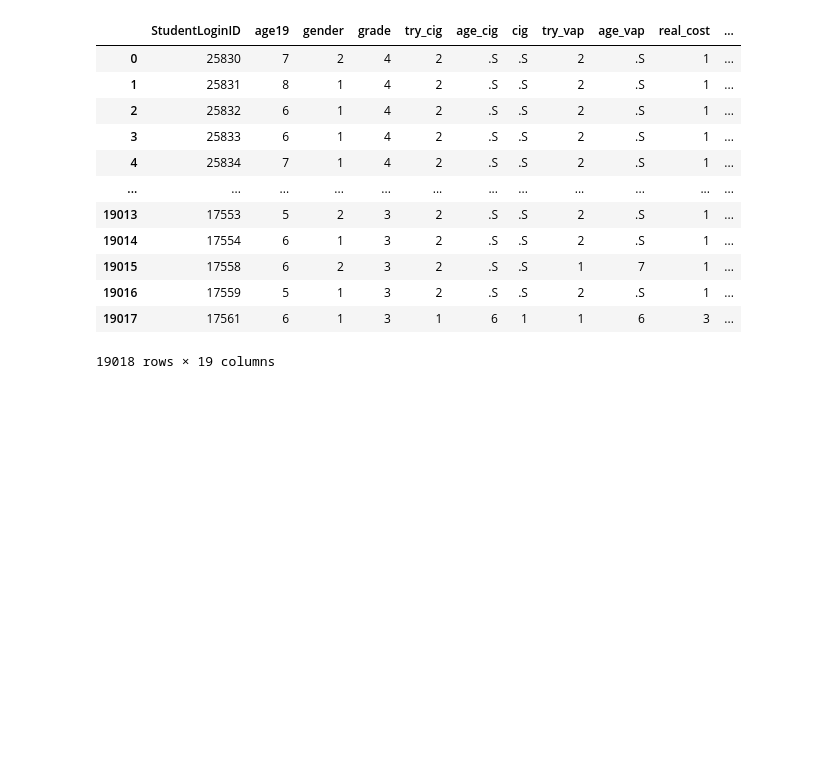
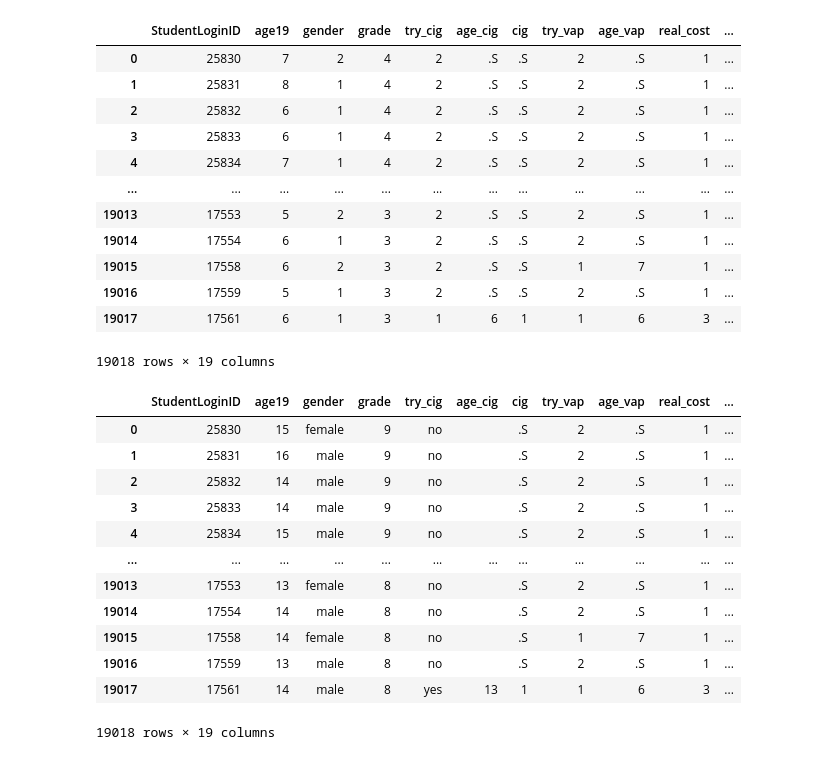
Before and after one commit to AnjanaDelhi/project_1, a Jupyter notebook: vaping.ipynb, the cells around one changed output. Drawn from its saved outputs; the diff is of its cells as text; code cells hidden in the pictures; blank space fills up the shorter version.

Commit message:
More Recoding

```diff
--- a/vaping.ipynb
+++ b/vaping.ipynb
@@ -91,0 +90,49 @@ df_2019_recoded
+# %%
+# Recoding the cigarette smoking and vaping variables to yes or no as the final dependant variables of interest
+# for the variable try_cig, replacing the values .N and .Z to NA
+# yes is coded as 1 and No is coded as 2 as per the codebook
+
+
+df_2019_recoded['try_cig'] = df_2019_recoded['try_cig'].replace(['.N','.Z', '1', '2'],['', '', 'yes', 'no'])
+#df_2019_recoded
+
+# Recoding the age when the student first started cigerette smoking
+# According to the codebook: 1 is 8 yrs old, 2 is 9 years, 3 is 10 years and so forth. so replacing these values with the correct ages
+
+df_2019_recoded['age_cig'] = df_2019_recoded['age_cig'].replace(['.N','.S', '.Z'],'')
+df_2019_recoded['age_cig'] = df_2019_recoded['age_cig'].replace(['1', '2', '3', '4', '5', '6', '7', '8', '9',
+                                                                '10', '11', '12'],['8', '9', '10', '11', '12', '13','14',
+                                                                                '15','16', '17','18', '19'])
+#df_2019_recoded
+
+# Recoding the age of the student surveyed
+# According to the codebook: 1 is 8 yrs old, 2 is 9 years, 3 is 10 years and so forth. so replacing these values with the correct ages
+df_2019_recoded['age19'] = df_2019_recoded['age19'].replace(['.N'],'')
+df_2019_recoded['age19'] = df_2019_recoded['age19'].replace(['1', '2', '3', '4', '5', '6', '7', '8', '9',
+                                                                '10', '11'],['9', '10', '11', '12', '13','14',
+                                                                                  '15','16', '17','18', '19'])
+#df_2019_recoded
+
+# Recoding gender
+df_2019_recoded['gender'] = df_2019_recoded['gender'].replace(['.N', '1', '2'],['', 'male', 'female'])
+df_2019_recoded
+
+#Recoding grade
+# According to codebook 1 is 6th grade, 2 is 7th grade and so on.
+df_2019_recoded['grade'] = df_2019_recoded['grade'].replace(['.N', '1', '2','3', '4', '5', '6', '7', '8'],
+                                                            ['', '6', '7', '8', '9','10', '11', '12','Other'])
+df_2019_recoded
+# %% [output]
+|  | StudentLoginID | age19 | gender | grade | try_cig | age_cig | cig | try_vap | age_vap | real_cost | ... |
+| 0 | 25830 | 15 | female | 9 | no |  | .S | 2 | .S | 1 | ... |
+| 1 | 25831 | 16 | male | 9 | no |  | .S | 2 | .S | 1 | ... |
+| 2 | 25832 | 14 | male | 9 | no |  | .S | 2 | .S | 1 | ... |
+| 3 | 25833 | 14 | male | 9 | no |  | .S | 2 | .S | 1 | ... |
+| 4 | 25834 | 15 | male | 9 | no |  | .S | 2 | .S | 1 | ... |
+| ... | ... | ... | ... | ... | ... | ... | ... | ... | ... | ... | ... |
+| 19013 | 17553 | 13 | female | 8 | no |  | .S | 2 | .S | 1 | ... |
+| 19014 | 17554 | 14 | male | 8 | no |  | .S | 2 | .S | 1 | ... |
+| 19015 | 17558 | 14 | female | 8 | no |  | .S | 1 | 7 | 1 | ... |
+| 19016 | 17559 | 13 | male | 8 | no |  | .S | 2 | .S | 1 | ... |
+| 19017 | 17561 | 14 | male | 8 | yes | 13 | 1 | 1 | 6 | 3 | ... |
+19018 rows × 19 columns
```
Also changed, not shown: parts of 4 cells of this notebook.
